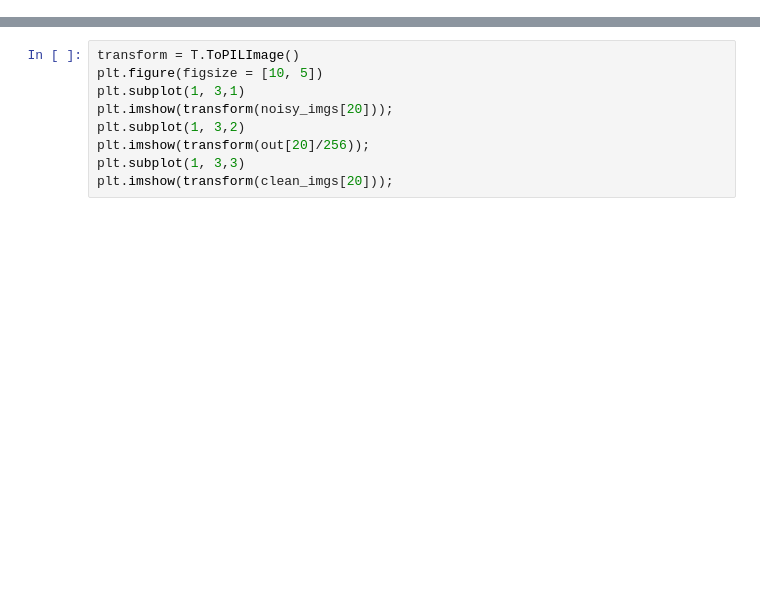
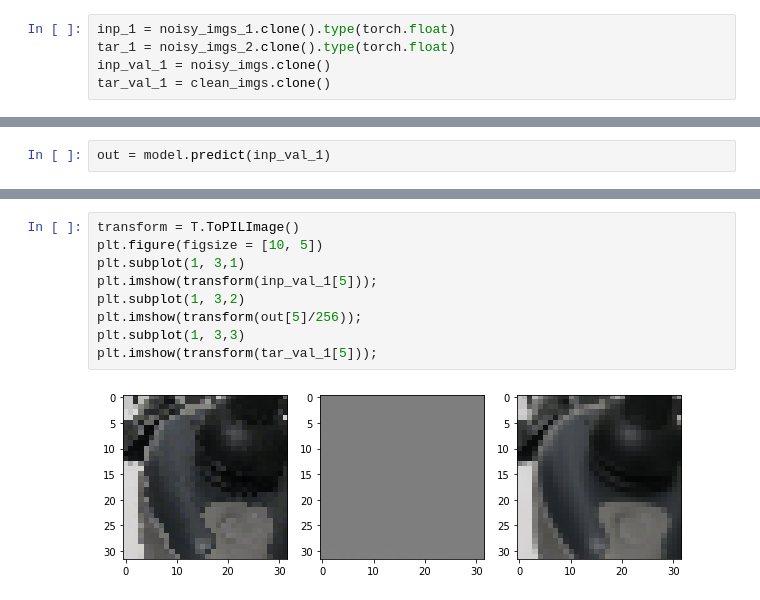
Before and after one commit to SuhanNShetty/DeepLearning_Noise2Noise, a Jupyter notebook: Miniproject_2/test_proj_2.ipynb, the cells around one changed output, grey strips where cells are left out. Drawn from its saved outputs; the diff is of its cells as text; blank space fills up the shorter version.

```diff
--- a/Miniproject_2/test_proj_2.ipynb
+++ b/Miniproject_2/test_proj_2.ipynb
@@ -28,3 +87,8 @@ tensor([0.])
+# %%
+inp_1 = noisy_imgs_1.clone().type(torch.float)
+tar_1 = noisy_imgs_2.clone().type(torch.float)
+inp_val_1 = noisy_imgs.clone()
+tar_val_1 = clean_imgs.clone()
 # %%
 model.optimizer.lr = 1e-3
 model.optimizer.set_momentum(0.1)
@@ -36,3 +96,5 @@ RuntimeError: CUDA out of memory. Tried to allocate 862.00 MiB (GPU 0; 4.00 GiB
+# %%
+out = model.predict(inp_val_1)
 # %%
 import matplotlib.pyplot as plt
 plt.plot(model.loss_train.cpu())
@@ -39,9 +104,11 @@ plt.plot(model.loss_train.cpu())
 # %%
 transform = T.ToPILImage()
 plt.figure(figsize = [10, 5])
 plt.subplot(1, 3,1)
-plt.imshow(transform(noisy_imgs[20]));
+plt.imshow(transform(inp_val_1[5]));
 plt.subplot(1, 3,2)
-plt.imshow(transform(out[20]/256));
+plt.imshow(transform(out[5]/256));
 plt.subplot(1, 3,3)
-plt.imshow(transform(clean_imgs[20]));
+plt.imshow(transform(tar_val_1[5]));
+# %% [output]
+[figure, added]
```
Also changed, not shown: parts of 6 cells of this notebook, 2 other files.
